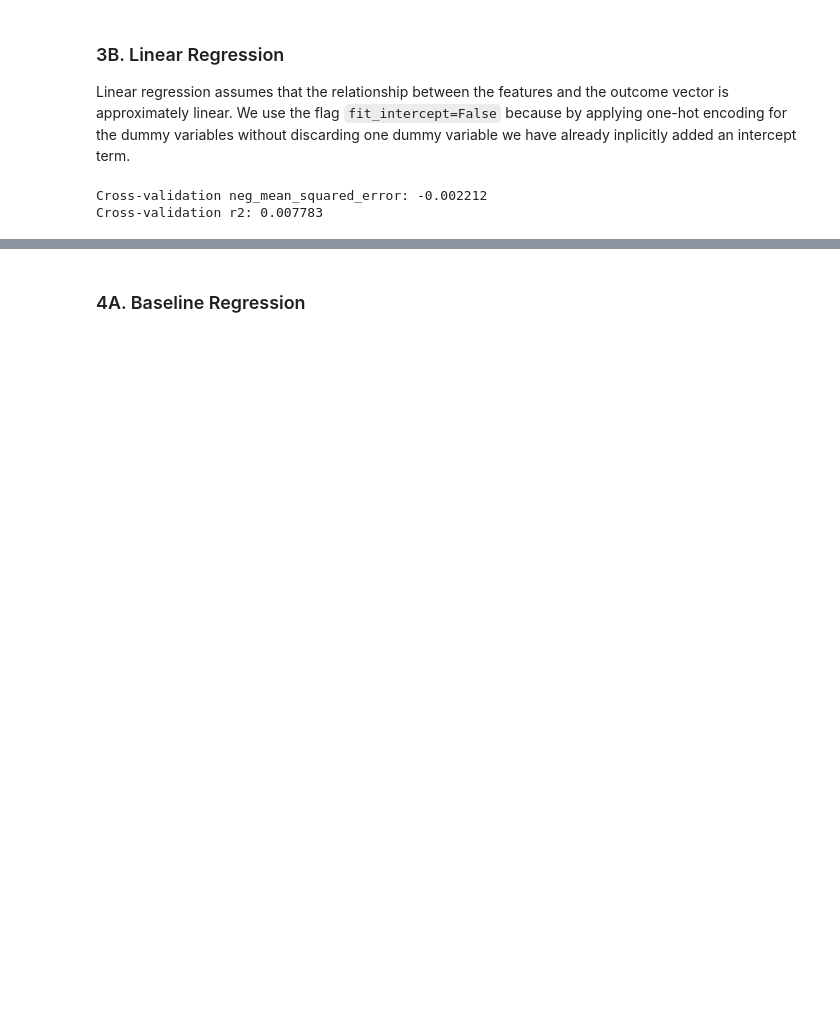
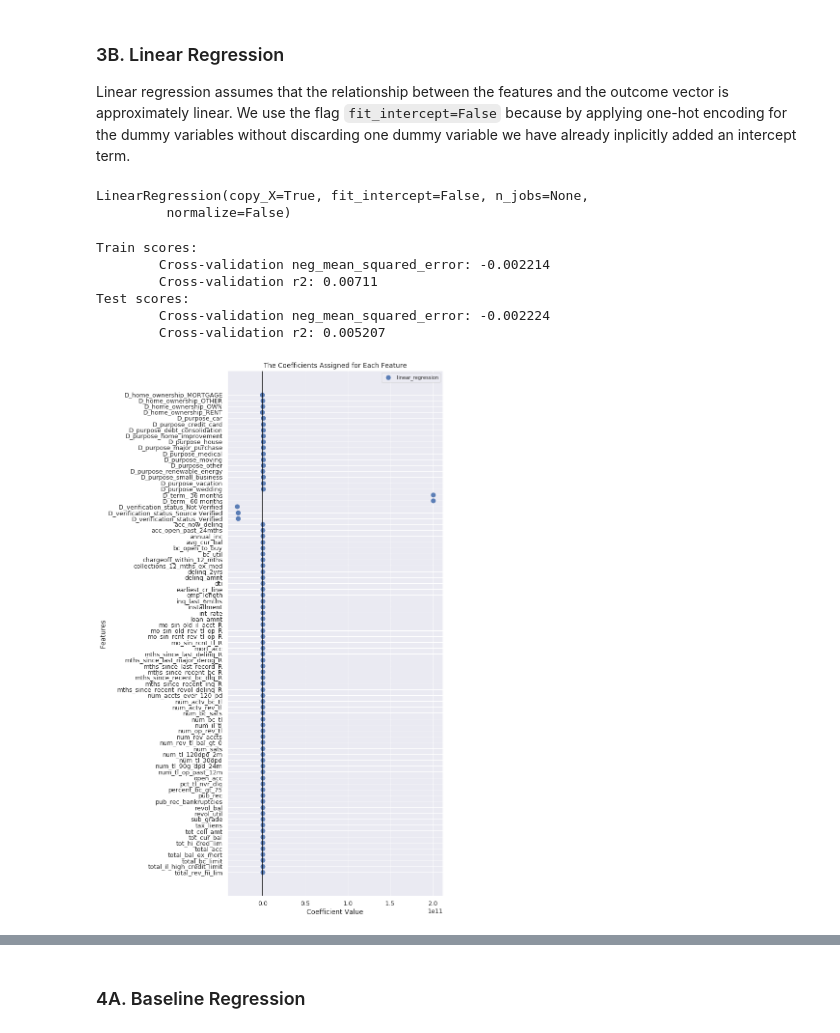
Before and after one commit to CS109Group67/lendingclub, a Jupyter notebook: notebooks/Modeling.ipynb, the cells around one changed output, grey strips where cells are left out. Drawn from its saved outputs; the diff is of its cells as text; code cells hidden in the pictures; blank space fills up the shorter version.

```diff
--- a/notebooks/Modeling.ipynb
+++ b/notebooks/Modeling.ipynb
@@ -160,7 +216,7 @@ display_ROC_curve(OUT_Class_test, classifier.predict_proba(feature_test)[:,0])
 A basic measure of a regressor's performance is how much better it is than a very simple model that makes constant predictions. Using sklearn's `DummyRegressor` with the flag `strategy='mean'` we get baseline predictions of the mean value in the training set.
 # %%
 #DUMMY REGRESSOR OF 'OUT_Principle_Repaid_Percentage'
-dummy_regression = DummyRegressor(strategy='mean')
-dummy_regression.fit(feature_train, OUT_Principle_Repaid_Percentage_train)
-model_scoring(dummy_regression, feature_train, OUT_Principle_Repaid_Percentage_train, modeltype='R')
+dummy_reg = DummyRegressor(strategy='mean')
+dummy_reg.fit(X_train_scaled, OUT_Principle_Repaid_Percentage_train)
+print(dummy_reg)
 # %% [output]
@@ -169,10 +236,26 @@ Cross-validation r2: -1.209e-05
 # %% [markdown]
 ### 3B. Linear Regression
 Linear regression assumes that the relationship between the features and the outcome vector is approximately linear. We use the flag `fit_intercept=False` because by applying one-hot encoding for the dummy variables without discarding one dummy variable we have already inplicitly added an intercept term.
-# %%
-linear_regression = LinearRegression(fit_intercept=False)
-linear_regression.fit(feature_train, OUT_Principle_Repaid_Percentage_train)
-model_scoring(linear_regression, feature_train, OUT_Principle_Repaid_Percentage_train, modeltype='R')
-# %% [output]
-Cross-validation neg_mean_squared_error: -0.002212
-Cross-validation r2: 0.007783
+# %%
+linear_reg = LinearRegression(fit_intercept=False)
+linear_reg.fit(X_train_scaled, OUT_Principle_Repaid_Percentage_train)
+print(linear_reg)
+# %% [output]
+LinearRegression(copy_X=True, fit_intercept=False, n_jobs=None,
+         normalize=False)
+# %%
+print('Train scores:')
+model_scoring(linear_reg, X_train_scaled, OUT_Principle_Repaid_Percentage_train, modeltype='R')
+print('Test scores:')
+model_scoring(linear_reg, X_test_scaled, OUT_Principle_Repaid_Percentage_test, modeltype='R')
+# %% [output]
+Train scores:
+        Cross-validation neg_mean_squared_error: -0.002214
+        Cross-validation r2: 0.00711
+Test scores:
+        Cross-validation neg_mean_squared_error: -0.002224
+        Cross-validation r2: 0.005207
+# %%
+plot_coefficients(X_train_scaled, linear_regression=linear_reg)
+# %% [output]
+[figure, added]
```
Also changed, not shown: parts of 68 cells of this notebook, 12 other files.
